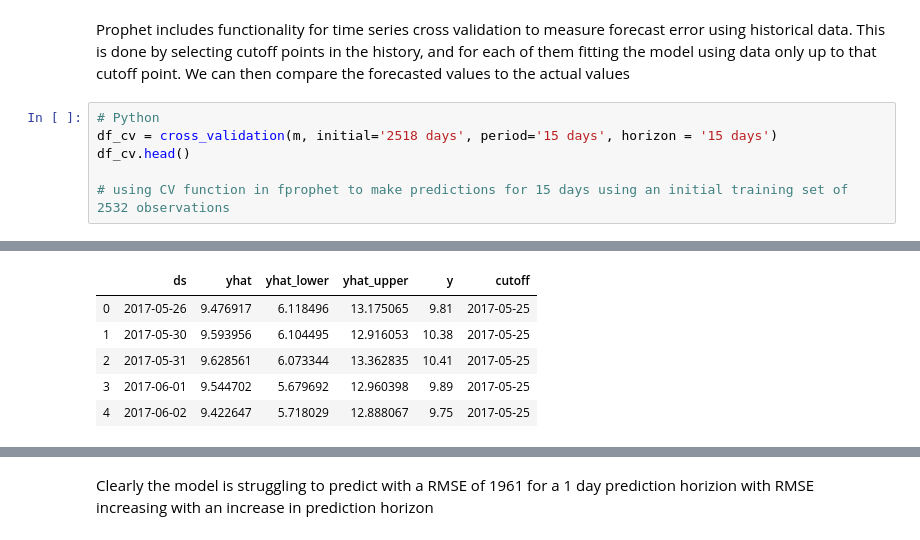
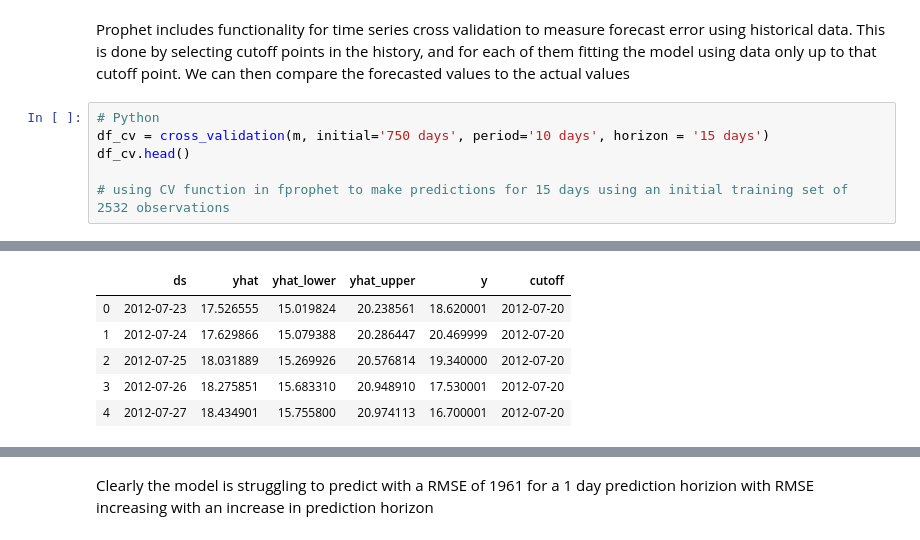
Before and after one commit to rajeevpanwar/Vix-Volatility-Predictor, a Jupyter notebook: vix_prophet_v1.ipynb, the cells around one changed output, grey strips where cells are left out. Saved outputs shown, nothing was run; the diff lists cells and outputs as text.

```diff
--- a/vix_prophet_v1.ipynb
+++ b/vix_prophet_v1.ipynb
@@ -143,7 +141,7 @@ fig = m.plot(forecast)
 Prophet includes functionality for time series cross validation to measure forecast error using historical data. This is done by selecting cutoff points in the history, and for each of them fitting the model using data only up to that cutoff point. We can then compare the forecasted values to the actual values
 # %%
 # Python
-df_cv = cross_validation(m, initial='2518 days', period='15 days', horizon = '15 days')
+df_cv = cross_validation(m, initial='750 days', period='10 days', horizon = '15 days')
 df_cv.head()
 
 # using CV function in fprophet to make predictions for 15 days using an initial training set of 2532 observations
@@ -152,9 +150,9 @@ INFO:fbprophet:Making 75 forecasts with cutoffs between 2017-05-25 00:00:00 and
 |  | ds | yhat | yhat_lower | yhat_upper | y | cutoff |
-| 0 | 2017-05-26 | 9.476917 | 6.118496 | 13.175065 | 9.81 | 2017-05-25 |
-| 1 | 2017-05-30 | 9.593956 | 6.104495 | 12.916053 | 10.38 | 2017-05-25 |
-| 2 | 2017-05-31 | 9.628561 | 6.073344 | 13.362835 | 10.41 | 2017-05-25 |
-| 3 | 2017-06-01 | 9.544702 | 5.679692 | 12.960398 | 9.89 | 2017-05-25 |
-| 4 | 2017-06-02 | 9.422647 | 5.718029 | 12.888067 | 9.75 | 2017-05-25 |
+| 0 | 2012-07-23 | 17.526555 | 15.019824 | 20.238561 | 18.620001 | 2012-07-20 |
+| 1 | 2012-07-24 | 17.629866 | 15.079388 | 20.286447 | 20.469999 | 2012-07-20 |
+| 2 | 2012-07-25 | 18.031889 | 15.269926 | 20.576814 | 19.340000 | 2012-07-20 |
+| 3 | 2012-07-26 | 18.275851 | 15.683310 | 20.948910 | 17.530001 | 2012-07-20 |
+| 4 | 2012-07-27 | 18.434901 | 15.755800 | 20.974113 | 16.700001 | 2012-07-20 |
 # %%
 df_p = performance_metrics(df_cv)
 df_p.head()
```
Also changed, not shown: parts of 12 cells of this notebook, 5 other files.
